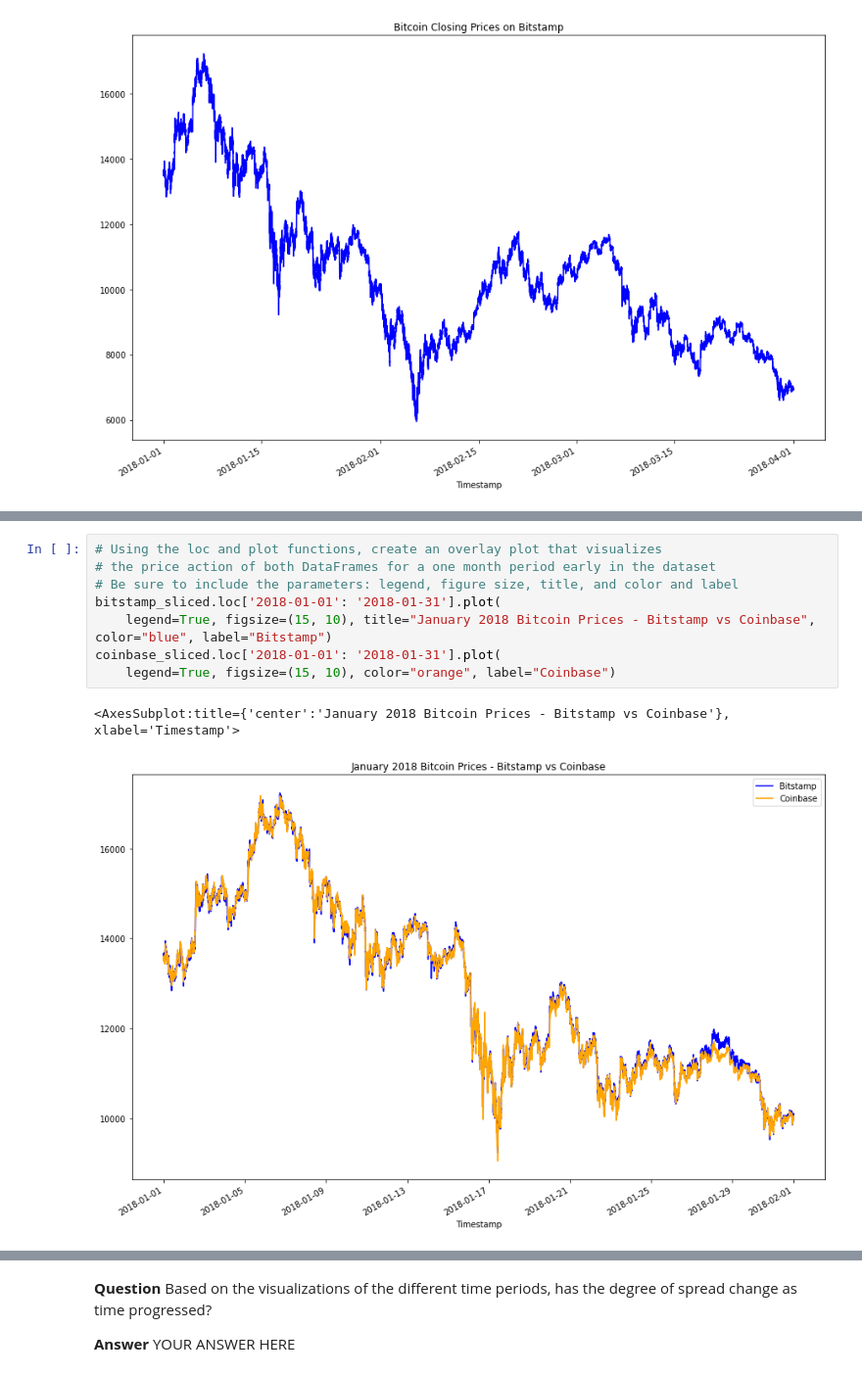
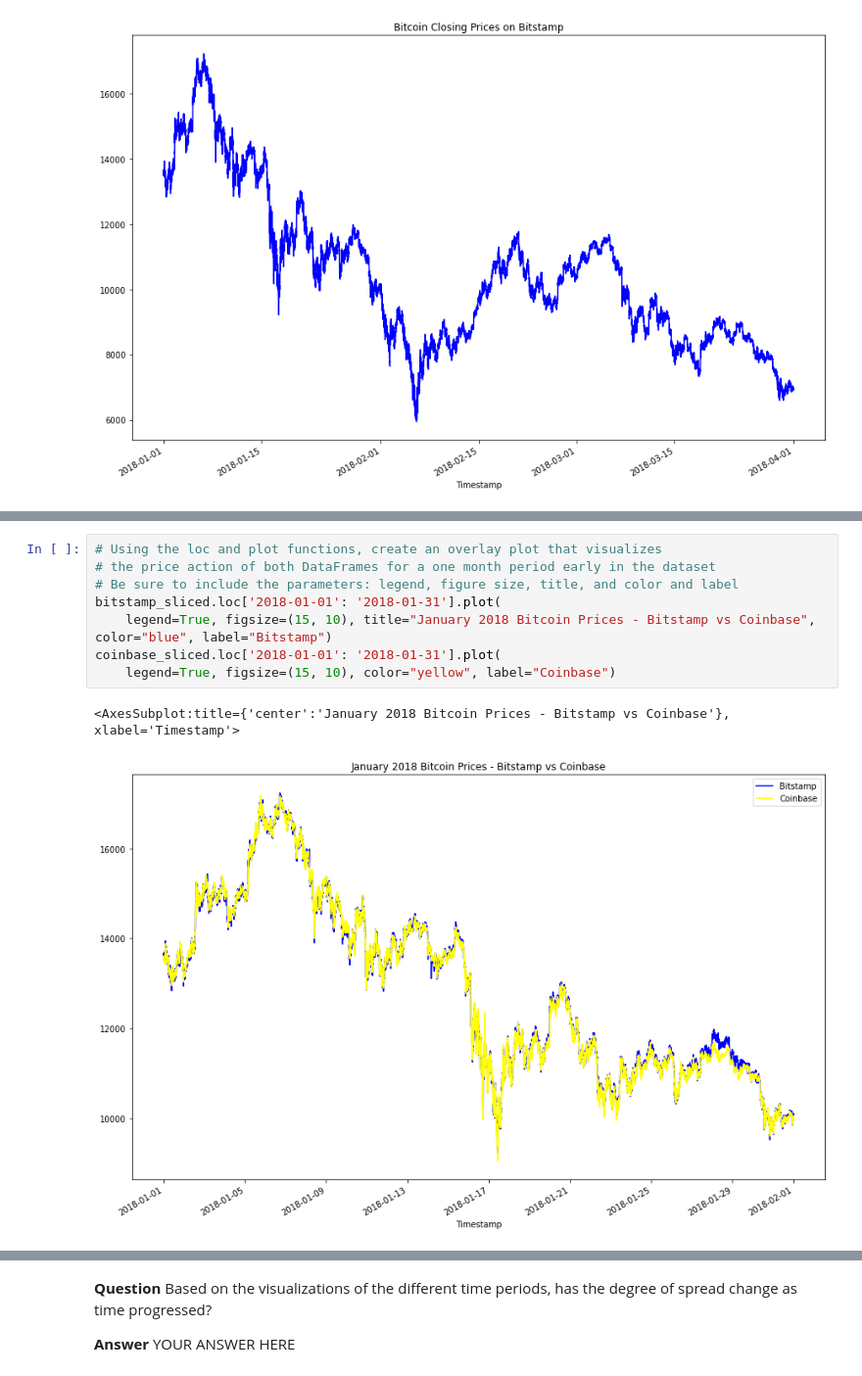
Before and after one commit to jasonbucks/Module_3, a Jupyter notebook: crypto_arbitrage.ipynb, the cells around one changed output, grey strips where cells are left out. Shown at 98% size. Drawn from its saved outputs; the diff is of its cells as text.

```diff
--- a/crypto_arbitrage.ipynb
+++ b/crypto_arbitrage.ipynb
@@ -314,14 +314,14 @@ coinbase_sliced.plot(legend=True, figsize=(15, 10), color="orange", label="Coinb
 # %%
 # Using the loc and plot functions, create an overlay plot that visualizes
 # the price action of both DataFrames for a one month period early in the dataset
 # Be sure to include the parameters: legend, figure size, title, and color and label
 bitstamp_sliced.loc['2018-01-01': '2018-01-31'].plot(
     legend=True, figsize=(15, 10), title="January 2018 Bitcoin Prices - Bitstamp vs Coinbase", color="blue", label="Bitstamp")
 coinbase_sliced.loc['2018-01-01': '2018-01-31'].plot(
-    legend=True, figsize=(15, 10), color="orange", label="Coinbase")
+    legend=True, figsize=(15, 10), color="yellow", label="Coinbase")
 # %% [output]
 <AxesSubplot:title={'center':'January 2018 Bitcoin Prices - Bitstamp vs Coinbase'}, xlabel='Timestamp'>
-[figure, old version]
+[figure, new version]
 # %%
 # Using the loc and plot functions, create an overlay plot that visualizes
 # the price action of both DataFrames for a one month period later in the dataset
```
Also changed, not shown: parts of 14 cells of this notebook, 1 other file.
